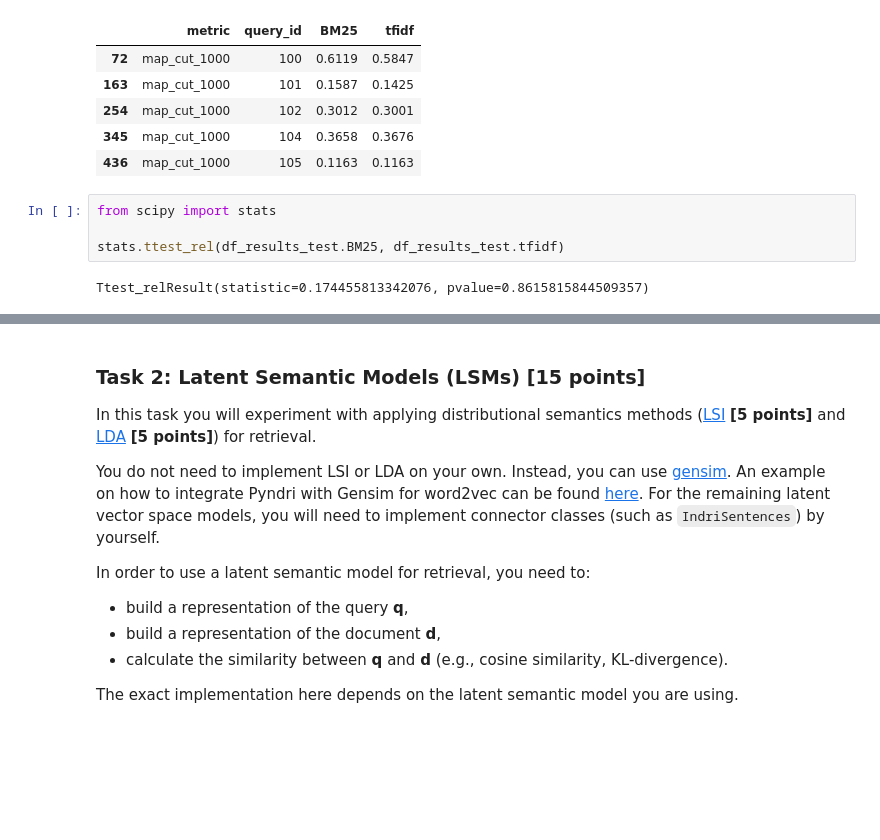
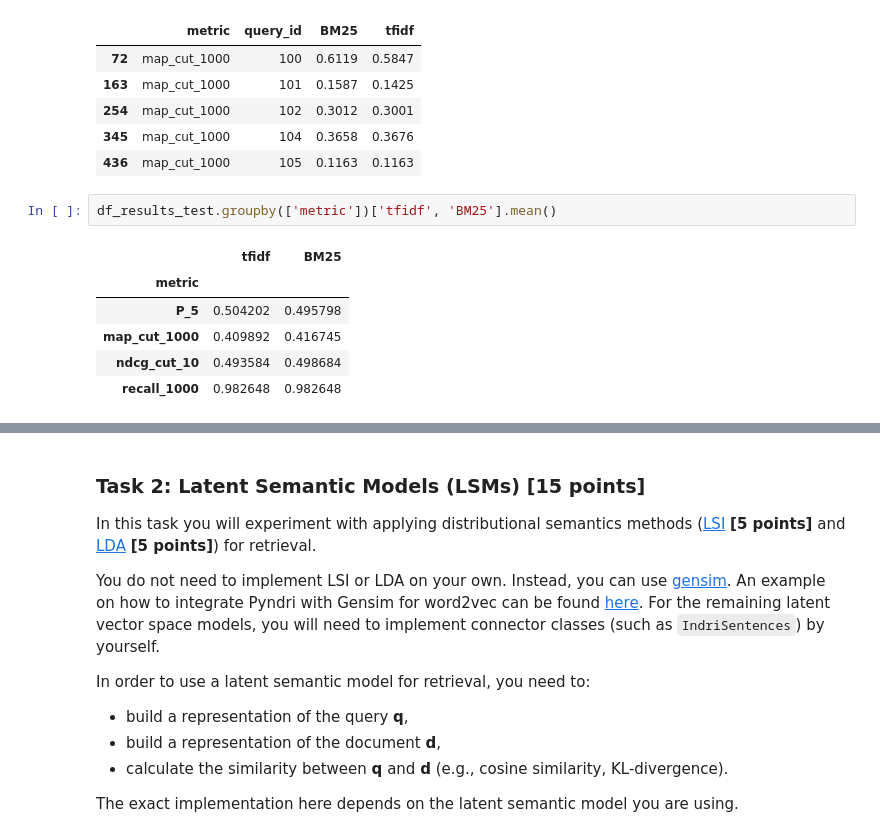
Before and after one commit to MichelleAppel/IR2, a Jupyter notebook: assignment.ipynb, the cells around one changed output, grey strips where cells are left out. Drawn from its saved outputs; the diff is of its cells as text; blank space fills up the shorter version.

Commit message:
t-test and mean

```diff
--- a/assignment.ipynb
+++ b/assignment.ipynb
@@ -595,9 +595,12 @@ df_results_test[df_results_test.metric == 'map_cut_1000'].head()
 | 254 | map_cut_1000 | 102 | 0.3012 | 0.3001 |
 | 345 | map_cut_1000 | 104 | 0.3658 | 0.3676 |
 | 436 | map_cut_1000 | 105 | 0.1163 | 0.1163 |
-# %%
-from scipy import stats
-
-stats.ttest_rel(df_results_test.BM25, df_results_test.tfidf)
-# %% [output]
-Ttest_relResult(statistic=0.174455813342076, pvalue=0.8615815844509357)
+# %%
+df_results_test.groupby(['metric'])['tfidf', 'BM25'].mean()
+# %% [output]
+|  | tfidf | BM25 |
+| metric |  |  |
+| P_5 | 0.504202 | 0.495798 |
+| map_cut_1000 | 0.409892 | 0.416745 |
+| ndcg_cut_10 | 0.493584 | 0.498684 |
+| recall_1000 | 0.982648 | 0.982648 |
```
Also changed, not shown: parts of 1 cell of this notebook.
